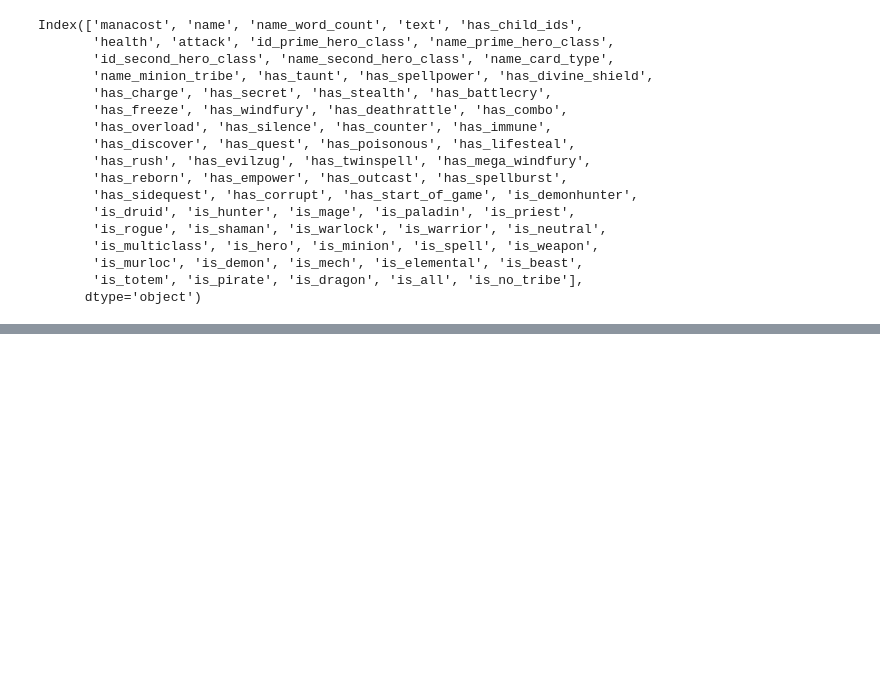
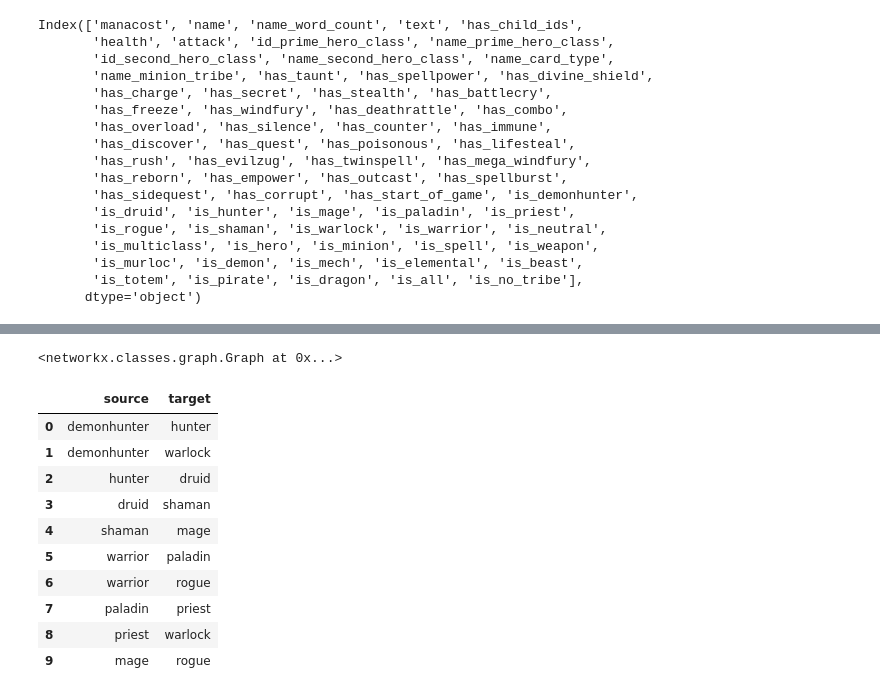
Before and after one commit to SamuelD-Data/hearthstone_project, a Jupyter notebook: hearthstone_project_notebook.ipynb, the cells around one changed output, grey strips where cells are left out. Cells and saved outputs as stored; diff of their text form; code cells hidden in the pictures; blank space fills up the shorter version.

```diff
--- a/hearthstone_project_notebook.ipynb
+++ b/hearthstone_project_notebook.ipynb
@@ -1188,0 +1224,18 @@ plt.show()
+# %%
+G
+# %% [output]
+<networkx.classes.graph.Graph at 0x...>
+# %%
+nx.to_pandas_edgelist(G)
+# %% [output]
+|  | source | target |
+| 0 | demonhunter | hunter |
+| 1 | demonhunter | warlock |
+| 2 | hunter | druid |
+| 3 | druid | shaman |
+| 4 | shaman | mage |
+| 5 | warrior | paladin |
+| 6 | warrior | rogue |
+| 7 | paladin | priest |
+| 8 | priest | warlock |
+| 9 | mage | rogue |
```
Also changed, not shown: parts of 6 cells of this notebook.
